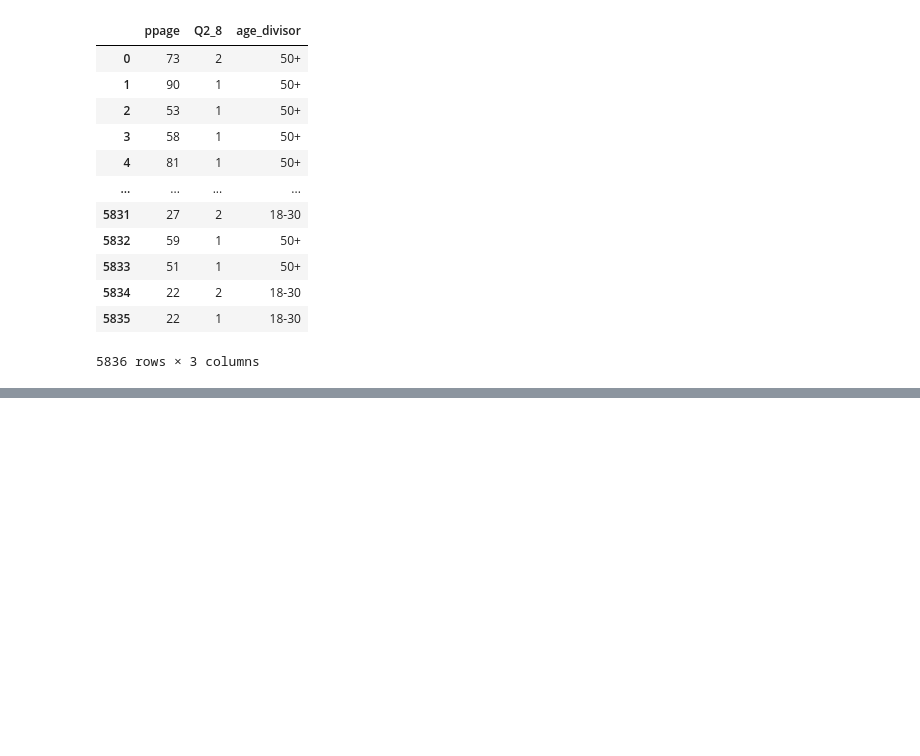
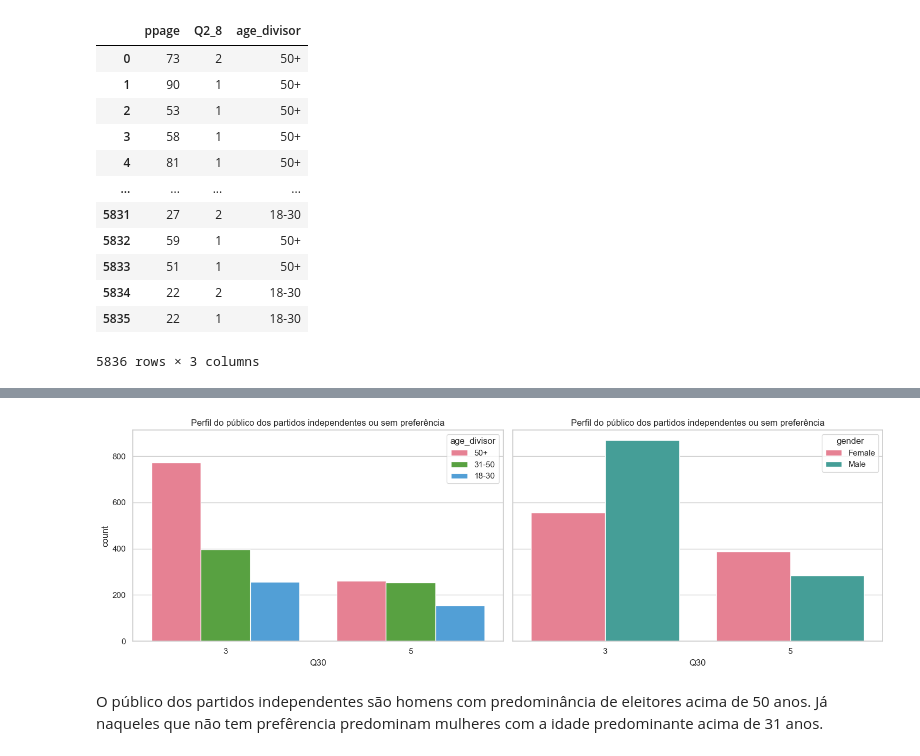
Before and after one commit to LucasMarchesoni/Non_voters_analise, a Jupyter notebook: notebook/non-voters.ipynb, the cells around one changed output, grey strips where cells are left out. Saved outputs shown, nothing was run; the diff lists cells and outputs as text; code cells hidden in the pictures; blank space fills up the shorter version.

```diff
--- a/notebook/non-voters.ipynb
+++ b/notebook/non-voters.ipynb
@@ -524,0 +640,3 @@ _ = sns.barplot(data=df_vote_responsability, x="Q2_1", y="count", hue="educ")
+# %%
+df_voter_choices_filtered_without_party = df_voter_choices[(df_voter_choices['Q30'] == 3) | (df_voter_choices['Q30'] == 5)]
+df_voter_choices_filtered_without_party
@@ -524,0 +657,16 @@ _ = sns.barplot(data=df_vote_responsability, x="Q2_1", y="count", hue="educ")
+# %%
+sns.set_theme(style="whitegrid")
+
+fig, axs = plt.subplots(1, 2, figsize=(15, 5), sharey=True)
+
+for i, col in enumerate(['age_divisor', 'gender']):
+    sns.countplot(x='Q30', hue=col, data=df_voter_choices_filtered_without_party, ax=axs[i], palette='husl')
+    axs[i].set_title(f'Perfil do público dos partidos independentes ou sem preferência')
+
+plt.tight_layout()
+
+plt.show()
+# %% [output]
+[figure, added]
+# %% [markdown]
+O público dos partidos independentes são homens com predominância de eleitores acima de 50 anos. Já naqueles que não tem prefêrencia predominam mulheres com a idade predominante acima de 31 anos.
```
Also changed, not shown: parts of 27 cells of this notebook.
